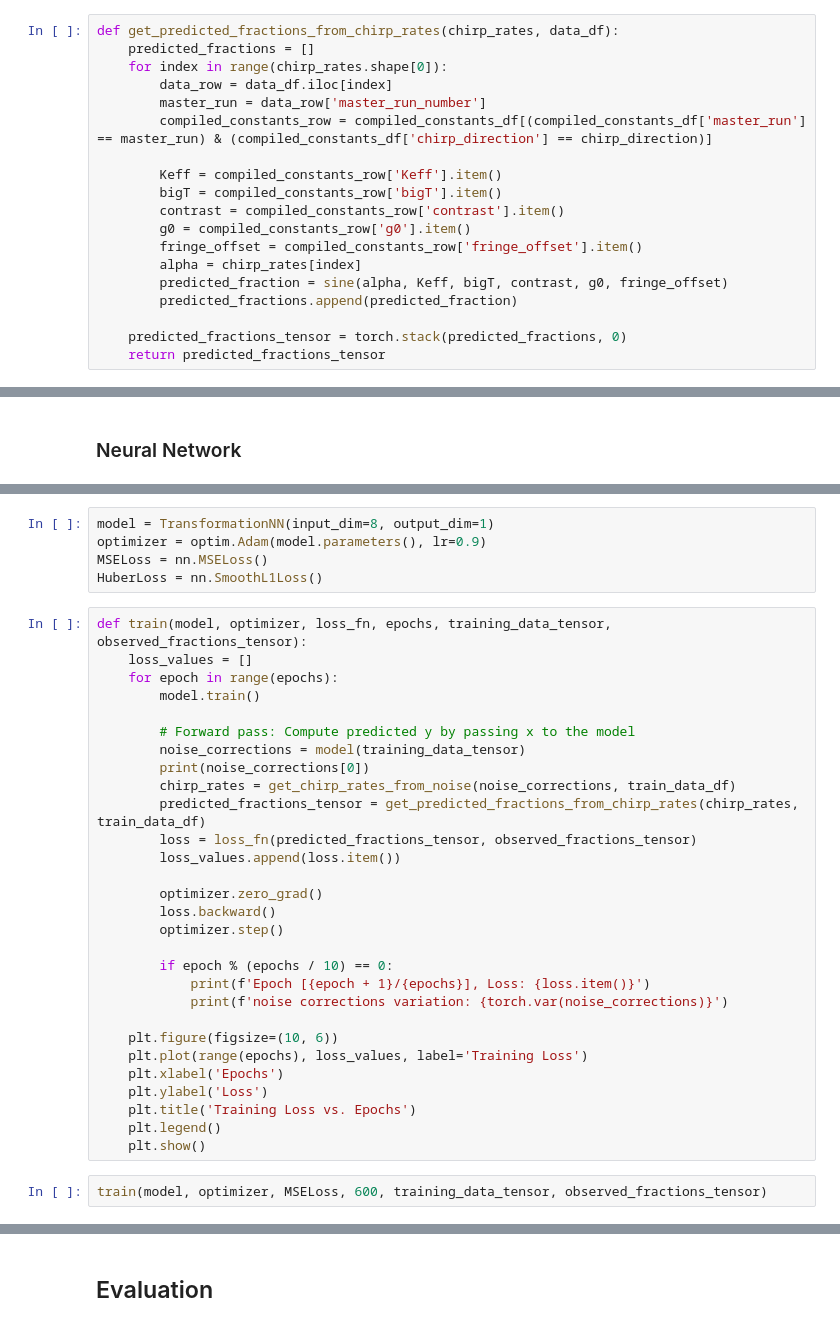
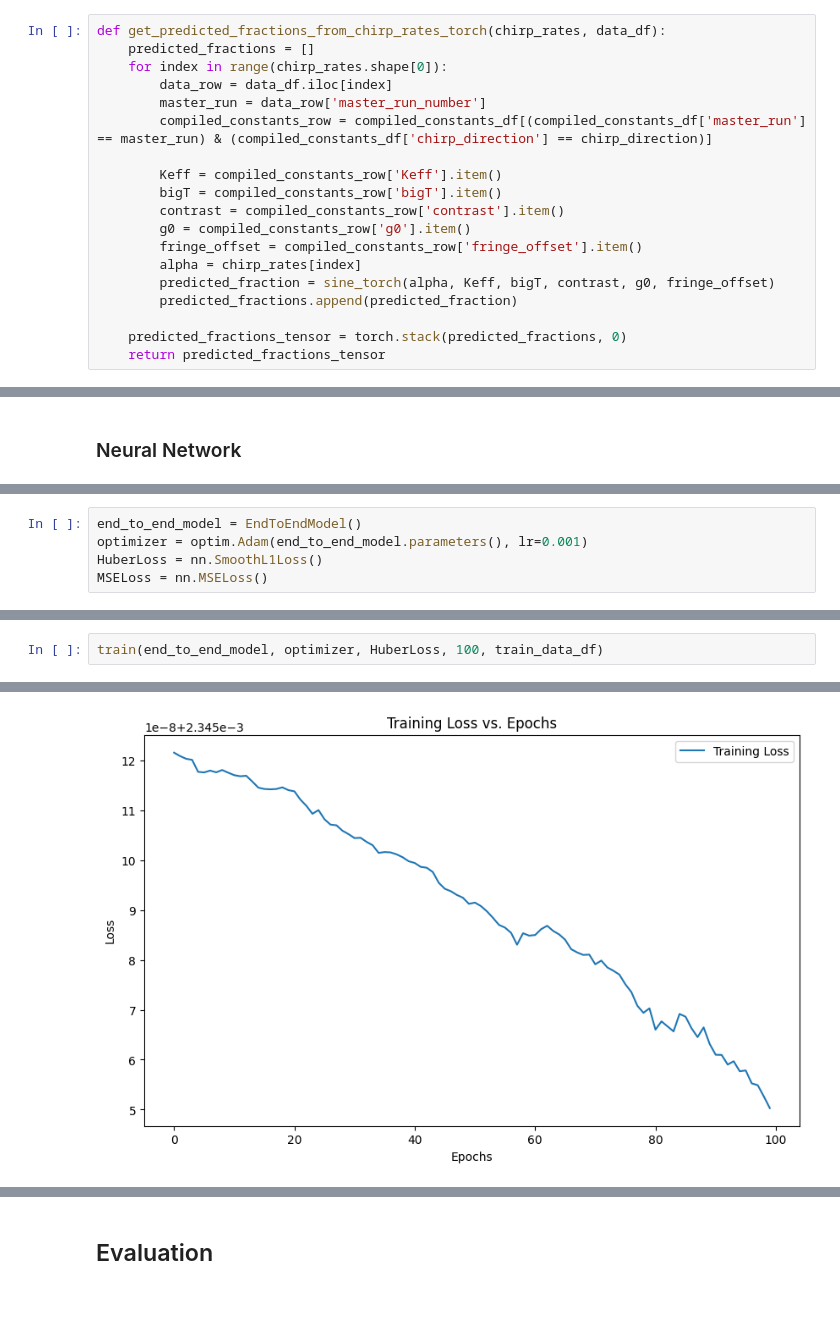
Before and after one commit to SajalVaishnav/atomionics_aqg, a Jupyter notebook: src/train.ipynb, the cells around one changed output, grey strips where cells are left out. Cells and saved outputs as stored; diff of their text form; blank space fills up the shorter version.

```diff
--- a/src/train.ipynb
+++ b/src/train.ipynb
@@ -110,7 +125,7 @@ tensor([[2],
         [4],
         [6]])
 # %%
-def get_predicted_fractions_from_chirp_rates(chirp_rates, data_df):
+def get_predicted_fractions_from_chirp_rates_torch(chirp_rates, data_df):
 	predicted_fractions = []
 	for index in range(chirp_rates.shape[0]):
 		data_row = data_df.iloc[index]
@@ -123,7 +138,7 @@ def get_predicted_fractions_from_chirp_rates(chirp_rates, data_df):
 		g0 = compiled_constants_row['g0'].item()
 		fringe_offset = compiled_constants_row['fringe_offset'].item()
 		alpha = chirp_rates[index]
-		predicted_fraction = sine(alpha, Keff, bigT, contrast, g0, fringe_offset)
+		predicted_fraction = sine_torch(alpha, Keff, bigT, contrast, g0, fringe_offset)
 		predicted_fractions.append(predicted_fraction)
 
 	predicted_fractions_tensor = torch.stack(predicted_fractions, 0)
@@ -282,36 +340,5 @@ observed_fractions_tensor = torch.tensor(train_data_df['fraction'].values).view(
 # %%
-model = TransformationNN(input_dim=8, output_dim=1)
-optimizer = optim.Adam(model.parameters(), lr=0.9)
+end_to_end_model = EndToEndModel()
+optimizer = optim.Adam(end_to_end_model.parameters(), lr=0.001)
+HuberLoss = nn.SmoothL1Loss()
 MSELoss = nn.MSELoss()
-HuberLoss = nn.SmoothL1Loss()
-# %%
-def train(model, optimizer, loss_fn, epochs, training_data_tensor, observed_fractions_tensor):
-	loss_values = []
-	for epoch in range(epochs):
-		model.train()
-
-		# Forward pass: Compute predicted y by passing x to the model
-		noise_corrections = model(training_data_tensor)
-		print(noise_corrections[0])
-		chirp_rates = get_chirp_rates_from_noise(noise_corrections, train_data_df)
-		predicted_fractions_tensor = get_predicted_fractions_from_chirp_rates(chirp_rates, train_data_df)
-		loss = loss_fn(predicted_fractions_tensor, observed_fractions_tensor)
-		loss_values.append(loss.item())
-
-		optimizer.zero_grad()
-		loss.backward()
-		optimizer.step()
-
-		if epoch % (epochs / 10) == 0:
-			print(f'Epoch [{epoch + 1}/{epochs}], Loss: {loss.item()}')
-			print(f'noise corrections variation: {torch.var(noise_corrections)}')
-
-	plt.figure(figsize=(10, 6))
-	plt.plot(range(epochs), loss_values, label='Training Loss')
-	plt.xlabel('Epochs')
-	plt.ylabel('Loss')
-	plt.title('Training Loss vs. Epochs')
-	plt.legend()
-	plt.show()
-# %%
-train(model, optimizer, MSELoss, 600, training_data_tensor, observed_fractions_tensor)
@@ -336,0 +345,3 @@ KeyboardInterrupt:
+# %%
+train(end_to_end_model, optimizer, HuberLoss, 100, train_data_df)
+# %% [output]
@@ -336,0 +358 @@ KeyboardInterrupt:
+[figure, added]
```
Also changed, not shown: parts of 27 cells of this notebook, 1 other file.
